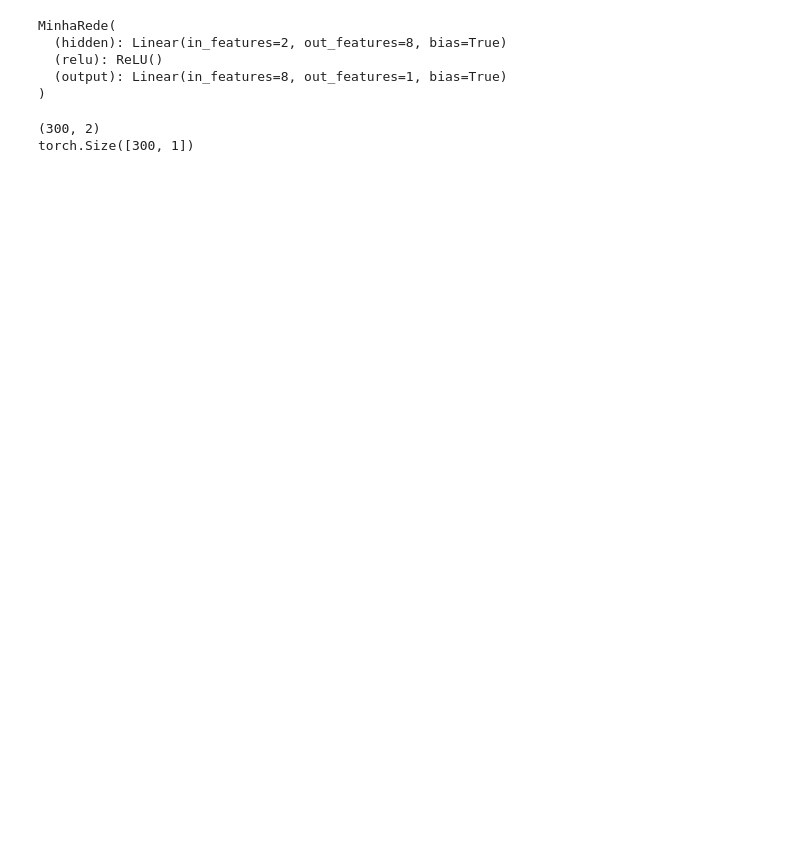
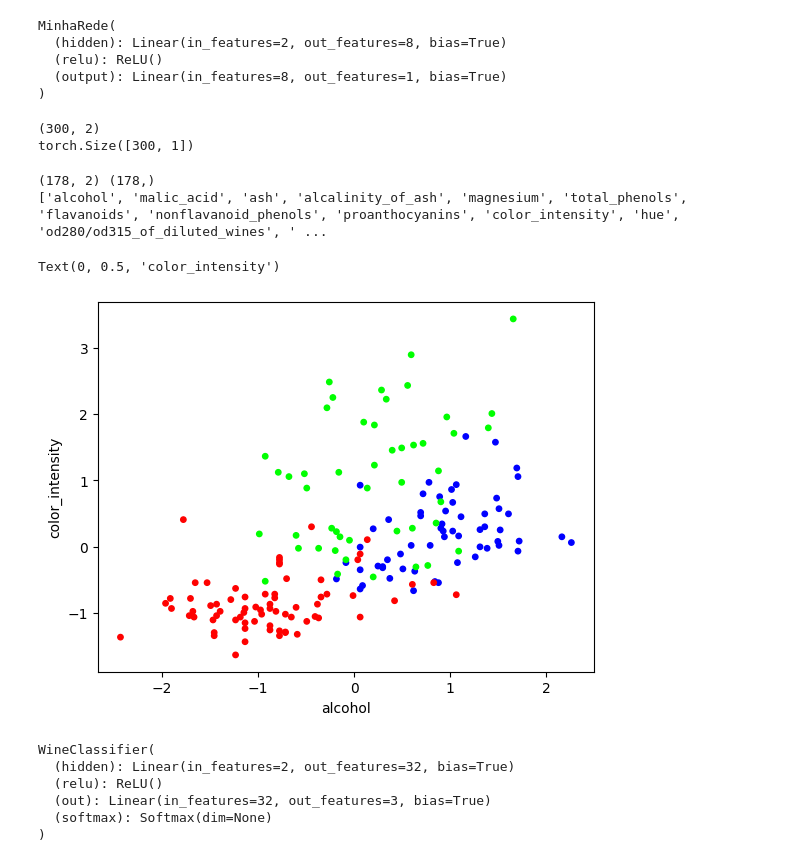
Before and after one commit to GuilhermeFerracini/Machine_Learning, a Jupyter notebook: Deep_Learning/Pytorch_Intro.ipynb, the cells around one changed output. Saved outputs shown, nothing was run; the diff lists cells and outputs as text; code cells hidden in the pictures; blank space fills up the shorter version.

```diff
--- a/Deep_Learning/Pytorch_Intro.ipynb
+++ b/Deep_Learning/Pytorch_Intro.ipynb
@@ -268,3 +257,63 @@ print(pred.size())
 # %% [output]
 (300, 2)
 torch.Size([300, 1])
+# %%
+# Classificação x Regressão
+
+#Wine classification
+
+#Selecionando 2 features em especifico.
+features = [0, 9]
+
+wine = datasets.load_wine()
+data = wine.data[:, features]
+targets = wine.target
+
+print(data.shape, targets.shape)
+print(wine.feature_names, wine.target_names)
+
+
+#Padronização da escala das features
+scaler = StandardScaler()
+data = scaler.fit_transform(data)
+
+plt.scatter(data[:, 0], data[:,1], c=targets, s=15, cmap=plt.cm.brg)
+plt.xlabel(wine.feature_names[features[0]])
+plt.ylabel(wine.feature_names[features[1]])
+# %% [output]
+(178, 2) (178,)
+['alcohol', 'malic_acid', 'ash', 'alcalinity_of_ash', 'magnesium', 'total_phenols', 'flavanoids', 'nonflavanoid_phenols', 'proanthocyanins', 'color_intensity', 'hue', 'od280/od315_of_diluted_wines', ' ...
+Text(0, 0.5, 'color_intensity')
+[figure, added]
+# %%
+#MLP
+class WineClassifier(nn.Module):
+
+  def __init__(self, input_size, hidden_size, out_size):
+    super(WineClassifier, self).__init__()
+
+    self.hidden  = nn.Linear(input_size, hidden_size)
+    self.relu    = nn.ReLU()
+    self.out     = nn.Linear(hidden_size, out_size)
+    self.softmax = nn.Softmax()
+
+  def forward(self, X):
+
+    feature = self.relu(self.hidden(X))
+    output  = self.softmax(self.out(feature))
+
+    return output
+
+input_size  = data.shape[1]
+hidden_size = 32
+out_size    = len(wine.target_names)
+
+net = WineClassifier(input_size, hidden_size, out_size).to(device) #cast na GPU
+print(net)
+# %% [output]
+WineClassifier(
+  (hidden): Linear(in_features=2, out_features=32, bias=True)
+  (relu): ReLU()
+  (out): Linear(in_features=32, out_features=3, bias=True)
+  (softmax): Softmax(dim=None)
+)
```
Also changed, not shown: parts of 19 cells of this notebook.
